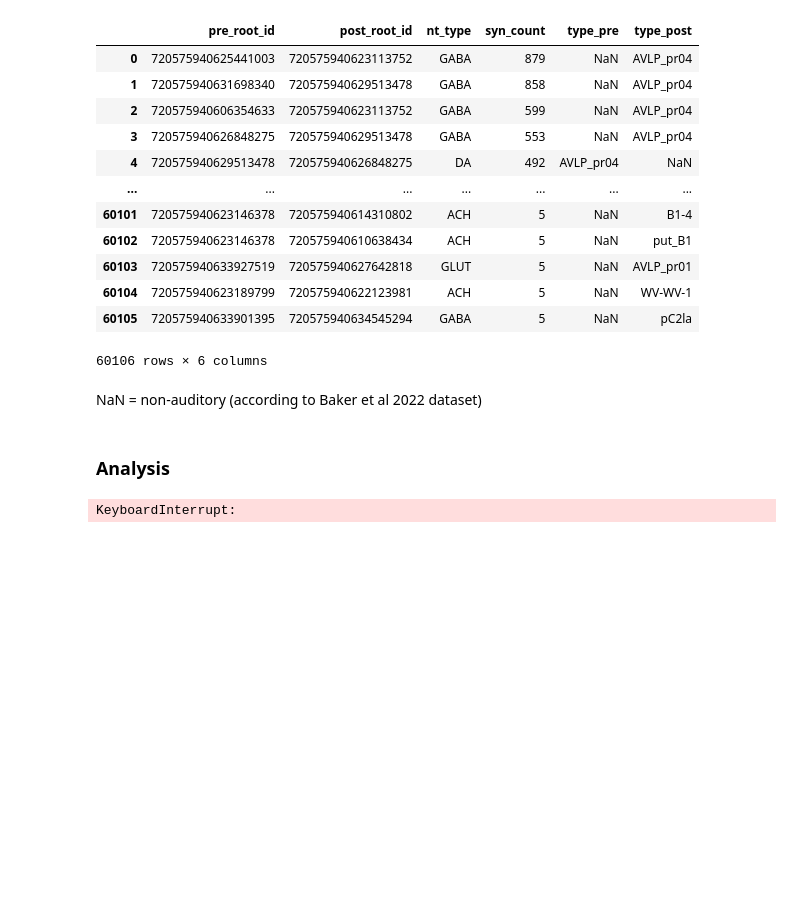
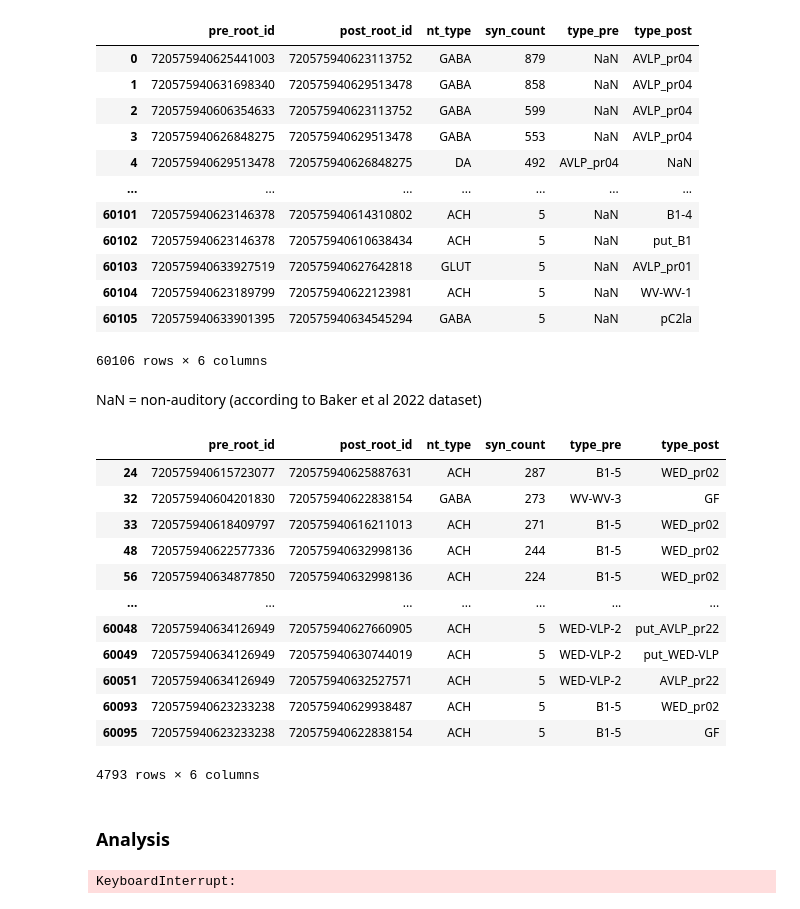
Before and after one commit to gabrielle9/aud_network_analysis-fall25, a Jupyter notebook: analysis_onlybakerdata.ipynb, the cells around one changed output. Cells and saved outputs as stored; diff of their text form; code cells hidden in the pictures; blank space fills up the shorter version.

Commit message:
successfully ran on flywire data (analyzing JOs only)

```diff
--- a/analysis_onlybakerdata.ipynb
+++ b/analysis_onlybakerdata.ipynb
@@ -112,6 +112,24 @@ conns_aud
 60106 rows × 6 columns
 # %% [markdown]
 NaN = non-auditory (according to Baker et al 2022 dataset)
+# %%
+#only look at connections between auditory neurons
+
+conns_aud[(conns_aud['type_pre'].isna()==False) & (conns_aud['type_post'].isna()==False)]
+# %% [output]
+|  | pre_root_id | post_root_id | nt_type | syn_count | type_pre | type_post |
+| 24 | 720575940615723077 | 720575940625887631 | ACH | 287 | B1-5 | WED_pr02 |
+| 32 | 720575940604201830 | 720575940622838154 | GABA | 273 | WV-WV-3 | GF |
+| 33 | 720575940618409797 | 720575940616211013 | ACH | 271 | B1-5 | WED_pr02 |
+| 48 | 720575940622577336 | 720575940632998136 | ACH | 244 | B1-5 | WED_pr02 |
+| 56 | 720575940634877850 | 720575940632998136 | ACH | 224 | B1-5 | WED_pr02 |
+| ... | ... | ... | ... | ... | ... | ... |
+| 60048 | 720575940634126949 | 720575940627660905 | ACH | 5 | WED-VLP-2 | put_AVLP_pr22 |
+| 60049 | 720575940634126949 | 720575940630744019 | ACH | 5 | WED-VLP-2 | put_WED-VLP |
+| 60051 | 720575940634126949 | 720575940632527571 | ACH | 5 | WED-VLP-2 | AVLP_pr22 |
+| 60093 | 720575940623233238 | 720575940629938487 | ACH | 5 | B1-5 | WED_pr02 |
+| 60095 | 720575940623233238 | 720575940622838154 | ACH | 5 | B1-5 | GF |
+4793 rows × 6 columns
 # %% [markdown]
 ### Analysis
 # %%
```
Also changed, not shown: 2 other files.
